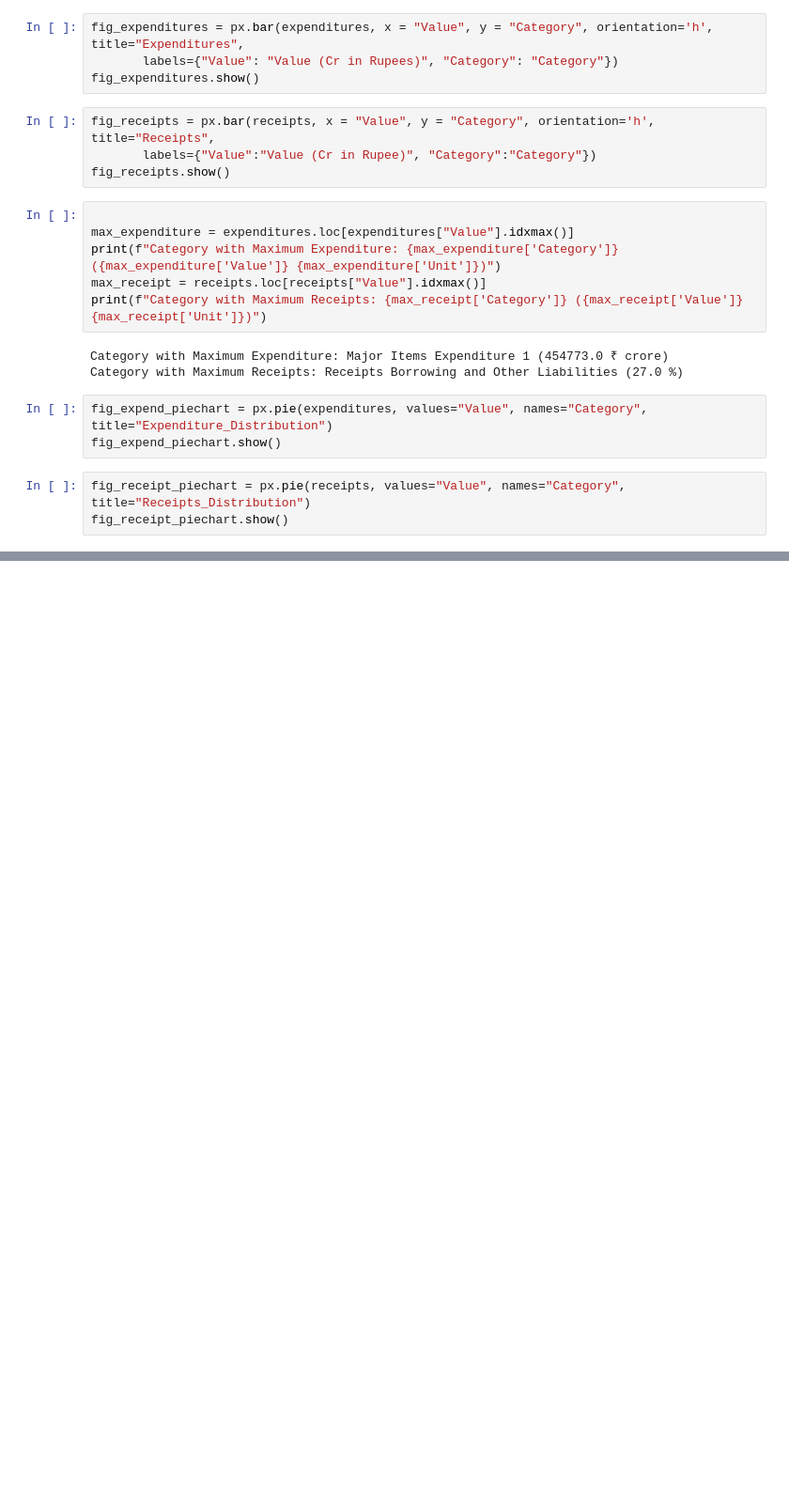
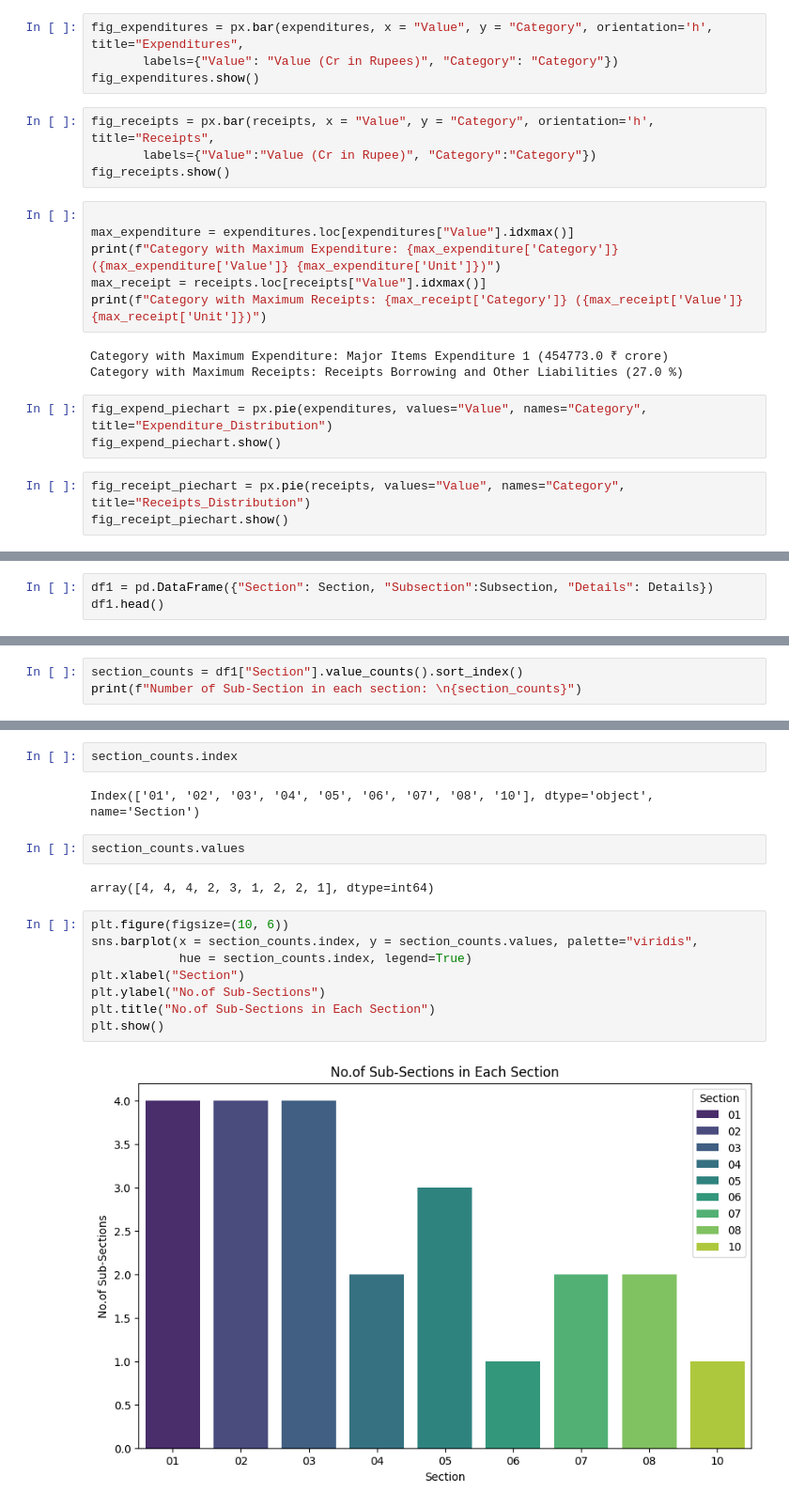
Before and after one commit to naresh5422/Budget_2024_Highlight, a Jupyter notebook: budget_2024_highlights.ipynb, the cells around one changed output, grey strips where cells are left out. Shown at 94% size. Cells and saved outputs as stored; diff of their text form; blank space fills up the shorter version.

```diff
--- a/budget_2024_highlights.ipynb
+++ b/budget_2024_highlights.ipynb
@@ -106,0 +149,3 @@ fig_receipt_piechart.show()
+# %%
+df1 = pd.DataFrame({"Section": Section, "Subsection":Subsection, "Details": Details})
+df1.head()
@@ -106,0 +159,3 @@ fig_receipt_piechart.show()
+# %%
+section_counts = df1["Section"].value_counts().sort_index()
+print(f"Number of Sub-Section in each section: \n{section_counts}")
@@ -106,0 +175,18 @@ fig_receipt_piechart.show()
+# %%
+section_counts.index
+# %% [output]
+Index(['01', '02', '03', '04', '05', '06', '07', '08', '10'], dtype='object', name='Section')
+# %%
+section_counts.values
+# %% [output]
+array([4, 4, 4, 2, 3, 1, 2, 2, 1], dtype=int64)
+# %%
+plt.figure(figsize=(10, 6))
+sns.barplot(x = section_counts.index, y = section_counts.values, palette="viridis",
+            hue = section_counts.index, legend=True)
+plt.xlabel("Section")
+plt.ylabel("No.of Sub-Sections")
+plt.title("No.of Sub-Sections in Each Section")
+plt.show()
+# %% [output]
+[figure, added]
```
Also changed, not shown: parts of 12 cells of this notebook, 1 other file.
